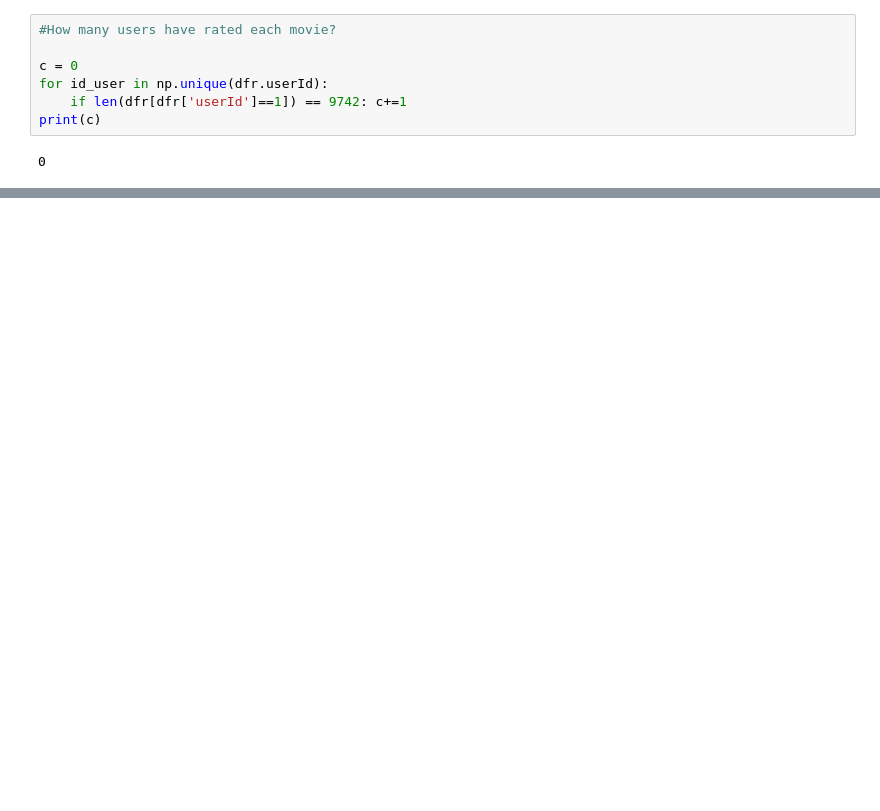
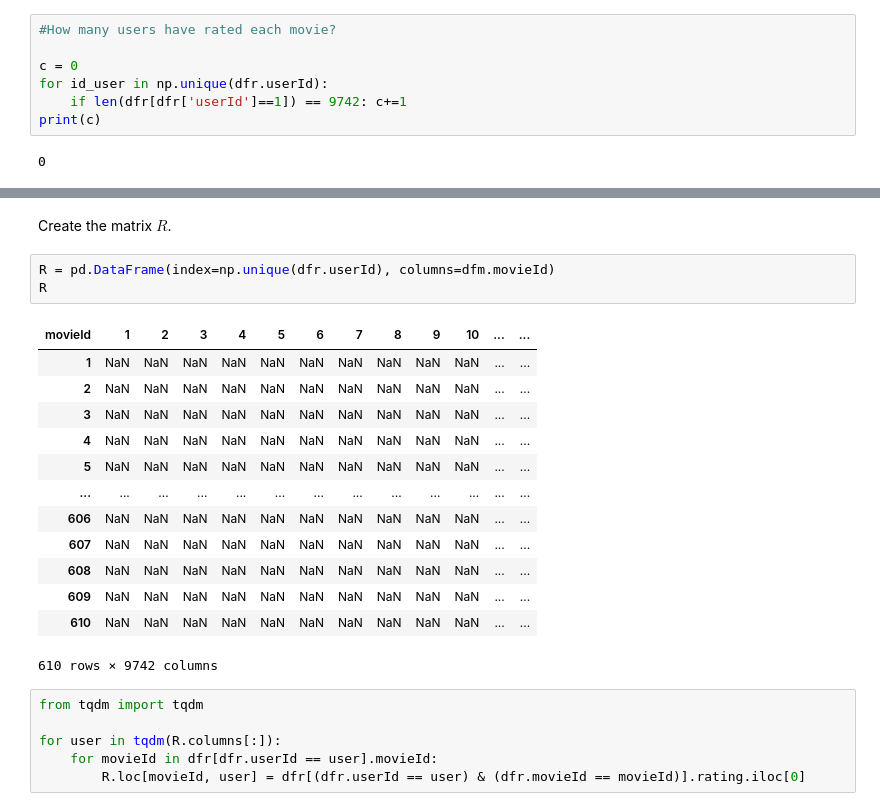
Before and after one commit to CogitoNTNU/CatMatch, a Jupyter notebook: movie_dataset.ipynb, the cells around one changed output, grey strips where cells are left out. Saved outputs shown, nothing was run; the diff lists cells and outputs as text; blank space fills up the shorter version.

```diff
--- a/movie_dataset.ipynb
+++ b/movie_dataset.ipynb
@@ -109,0 +279,25 @@ memory usage: 228.5+ KB
+# %% [markdown]
+Create the matrix $R$.
+# %%
+R = pd.DataFrame(index=np.unique(dfr.userId), columns=dfm.movieId)
+R
+# %% [output]
+| movieId | 1 | 2 | 3 | 4 | 5 | 6 | 7 | 8 | 9 | 10 | ... | ... |
+| 1 | NaN | NaN | NaN | NaN | NaN | NaN | NaN | NaN | NaN | NaN | ... | ... |
+| 2 | NaN | NaN | NaN | NaN | NaN | NaN | NaN | NaN | NaN | NaN | ... | ... |
+| 3 | NaN | NaN | NaN | NaN | NaN | NaN | NaN | NaN | NaN | NaN | ... | ... |
+| 4 | NaN | NaN | NaN | NaN | NaN | NaN | NaN | NaN | NaN | NaN | ... | ... |
+| 5 | NaN | NaN | NaN | NaN | NaN | NaN | NaN | NaN | NaN | NaN | ... | ... |
+| ... | ... | ... | ... | ... | ... | ... | ... | ... | ... | ... | ... | ... |
+| 606 | NaN | NaN | NaN | NaN | NaN | NaN | NaN | NaN | NaN | NaN | ... | ... |
+| 607 | NaN | NaN | NaN | NaN | NaN | NaN | NaN | NaN | NaN | NaN | ... | ... |
+| 608 | NaN | NaN | NaN | NaN | NaN | NaN | NaN | NaN | NaN | NaN | ... | ... |
+| 609 | NaN | NaN | NaN | NaN | NaN | NaN | NaN | NaN | NaN | NaN | ... | ... |
+| 610 | NaN | NaN | NaN | NaN | NaN | NaN | NaN | NaN | NaN | NaN | ... | ... |
+610 rows × 9742 columns
+# %%
+from tqdm import tqdm
+
+for user in tqdm(R.columns[:]):
+    for movieId in dfr[dfr.userId == user].movieId:
+        R.loc[movieId, user] = dfr[(dfr.userId == user) & (dfr.movieId == movieId)].rating.iloc[0]
```
Also changed, not shown: parts of 42 cells of this notebook, 1 other file.
